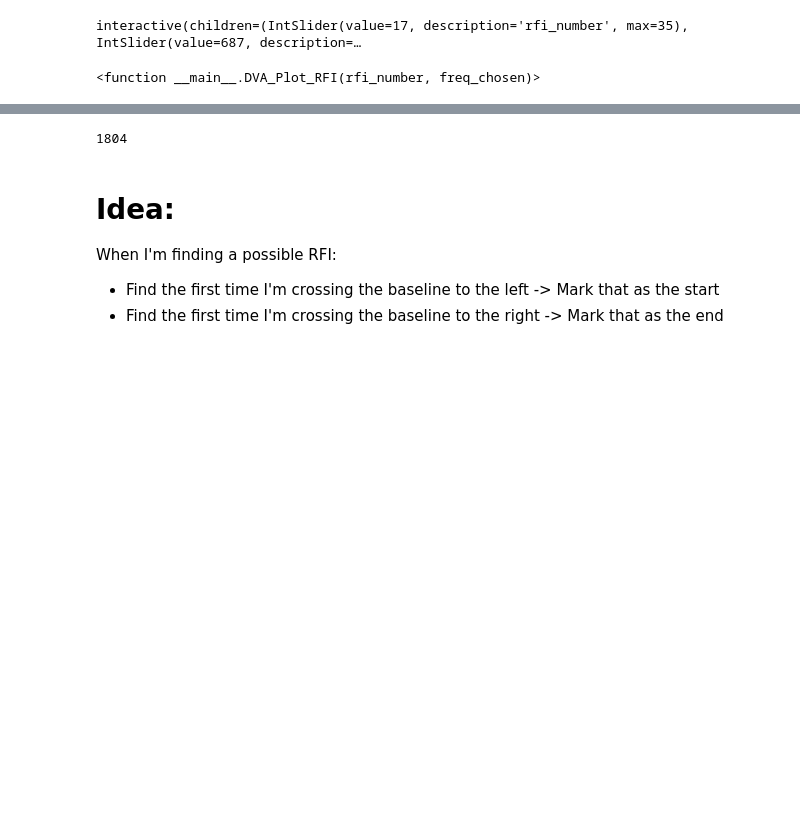
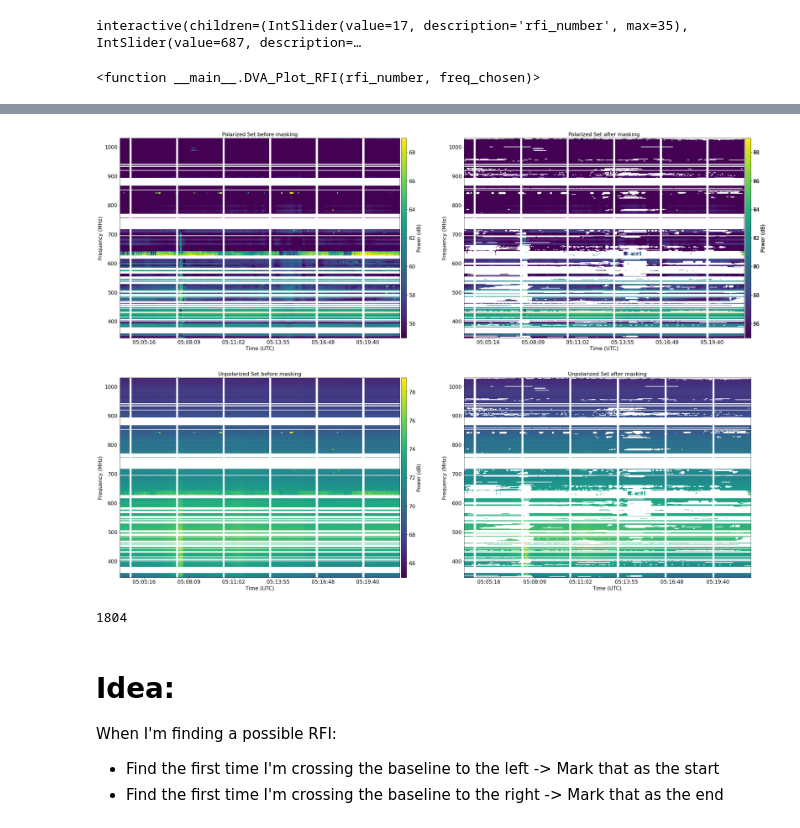
Before and after one commit to aordog/dva_pipeline, a Jupyter notebook: dva_rfi_excision_single_scan.ipynb, the cells around one changed output, grey strips where cells are left out. Saved outputs shown, nothing was run; the diff lists cells and outputs as text; code cells hidden in the pictures; blank space fills up the shorter version.

Commit message:
Update on plotting pre-pos masking
Now plots both unpolarized and polarized sets before and after applying the masks

```diff
--- a/dva_rfi_excision_single_scan.ipynb
+++ b/dva_rfi_excision_single_scan.ipynb
@@ -336,71 +336,89 @@ def DVA_Plot_RFI():
     base_mult = 2
 
     polarized_set_masked = polarized_set.copy()
+    LL_set_masked = LL_set.copy()
     for freq_idx in range(0, len(freq)-2): #test up to 20 for now
         confirmed_RFI_results = rfi.RFI_Detection(freq_slope_threshold=freq_threshold, freq_idx = freq_idx, baseline_multiplier=base_mult, polarized_set = polarized_set)
         confirmed_rfi_idxes = rfi.GenerateRfiIndexes(confirmed_RFI_results, t_plt)[0]
-        # polarized_set_masked[freq_idx, confirmed_rfi_idxes] = np.nan
         polarized_set_masked[confirmed_rfi_idxes, freq_idx] = np.nan
+        LL_set_masked[confirmed_rfi_idxes, freq_idx] = np.nan
 
-    fig,axs = plt.subplots(1,3,figsize=(35,10))
+    fig,axs = plt.subplots(2,2,figsize=(35,25))
     fs = 16
     #Polarized Waterfall ---------------------------------------------------------------------------------------------------------------------------
     polarized_power_min = 55
     polarized_power_max = 69
-    im_pol = axs[0].imshow(10.*np.log10(polarized_set.T),aspect='auto',vmin=polarized_power_min,vmax=polarized_power_max,origin='lower',
+    im_pol = axs[0][0].imshow(10.*np.log10(polarized_set.T),aspect='auto',vmin=polarized_power_min,vmax=polarized_power_max,origin='lower',
             extent=[t_plt[0],t_plt[-1],freq[0],freq[-1]])
-    divider = make_axes_locatable(axs[0])
+    divider = make_axes_locatable(axs[0][0])
     cax = divider.append_axes('right', size='2%', pad=0.05)
     cbar = fig.colorbar(im_pol, cax=cax, orientation='vertical')
     cbar.ax.tick_params(labelsize=fs)
     cbar.set_label('Power (dB)', fontsize=fs)
-    axs[0].set_xlim(t_plt[0],t_plt[-1])
-    axs[0].tick_params(axis='both', labelsize=fs)
-    axs[0].xaxis.set_major_formatter(mdates.DateFormatter('%H:%M:%S'))
-    axs[0].fmt_xdata = mdates.DateFormatter('%H:%M:%S')
-    axs[0].set_xlabel('Time (UTC)',fontsize=fs)
-    axs[0].set_ylabel('Frequency (MHz)',fontsize=fs)
-    axs[0].set_title('Polarized Set before masking', size = fs)
+    axs[0][0].set_xlim(t_plt[0],t_plt[-1])
+    axs[0][0].tick_params(axis='both', labelsize=fs)
+    axs[0][0].xaxis.set_major_formatter(mdates.DateFormatter('%H:%M:%S'))
+    axs[0][0].fmt_xdata = mdates.DateFormatter('%H:%M:%S')
+    axs[0][0].set_xlabel('Time (UTC)',fontsize=fs)
+    axs[0][0].set_ylabel('Frequency (MHz)',fontsize=fs)
+    axs[0][0].set_title('Polarized Set before masking', size = fs)
 
     #Polarized_Masked Waterfall ---------------------------------------------------------------------------------------------------------------------------
-    im_pol = axs[1].imshow(10.*np.log10(polarized_set_masked.T),aspect='auto',vmin=polarized_power_min,vmax=polarized_power_max,origin='lower',
+    im_pol = axs[0][1].imshow(10.*np.log10(polarized_set_masked.T),aspect='auto',vmin=polarized_power_min,vmax=polarized_power_max,origin='lower',
             extent=[t_plt[0],t_plt[-1],freq[0],freq[-1]])
-    divider = make_axes_locatable(axs[1])
+    divider = make_axes_locatable(axs[0][1])
     cax = divider.append_axes('right', size='2%', pad=0.05)
     cbar = fig.colorbar(im_pol, cax=cax, orientation='vertical')
     cbar.ax.tick_params(labelsize=fs)
     cbar.set_label('Power (dB)', fontsize=fs)
-    axs[1].set_xlim(t_plt[0],t_plt[-1])
-    axs[1].tick_params(axis='both', labelsize=fs)
-    axs[1].xaxis.set_major_formatter(mdates.DateFormatter('%H:%M:%S'))
-    axs[1].fmt_xdata = mdates.DateFormatter('%H:%M:%S')
-    axs[1].set_xlabel('Time (UTC)',fontsize=fs)
-    axs[1].set_ylabel('Frequency (MHz)',fontsize=fs)
-    axs[1].set_title('Polarized Set after masking', size = fs)
+    axs[0][1].set_xlim(t_plt[0],t_plt[-1])
+    axs[0][1].tick_params(axis='both', labelsize=fs)
+    axs[0][1].xaxis.set_major_formatter(mdates.DateFormatter('%H:%M:%S'))
+    axs[0][1].fmt_xdata = mdates.DateFormatter('%H:%M:%S')
+    axs[0][1].set_xlabel('Time (UTC)',fontsize=fs)
+    axs[0][1].set_ylabel('Frequency (MHz)',fontsize=fs)
+    axs[0][1].set_title('Polarized Set after masking', size = fs)
 
     #PLL_set Unmasked Waterfall ---------------------------------------------------------------------------------------------------------------------------
     unpolarized_power_min = 65
     unpolarized_power_max = 79
-    im_pol = axs[2].imshow(10.*np.log10(LL_set.T),aspect='auto',vmin=unpolarized_power_min,vmax=unpolarized_power_max,origin='lower',
+    im_pol = axs[1][0].imshow(10.*np.log10(LL_set.T),aspect='auto',vmin=unpolarized_power_min,vmax=unpolarized_power_max,origin='lower',
             extent=[t_plt[0],t_plt[-1],freq[0],freq[-1]])
-    divider = make_axes_locatable(axs[2])
+    divider = make_axes_locatable(axs[1][0])
     cax = divider.append_axes('right', size='2%', pad=0.05)
     cbar = fig.colorbar(im_pol, cax=cax, orientation='vertical')
     cbar.ax.tick_params(labelsize=fs)
     cbar.set_label('Power (dB)', fontsize=fs)
-    axs[2].set_xlim(t_plt[0],t_plt[-1])
-    axs[2].tick_params(axis='both', labelsize=fs)
-    axs[2].xaxis.set_major_formatter(mdates.DateFormatter('%H:%M:%S'))
-    axs[2].fmt_xdata = mdates.DateFormatter('%H:%M:%S')
-    axs[2].set_xlabel('Time (UTC)',fontsize=fs)
-    axs[2].set_ylabel('Frequency (MHz)',fontsize=fs)
-    axs[2].set_title('Unpolarized Set before masking', size = fs)
+    axs[1][0].set_xlim(t_plt[0],t_plt[-1])
+    axs[1][0].tick_params(axis='both', labelsize=fs)
+    axs[1][0].xaxis.set_major_formatter(mdates.DateFormatter('%H:%M:%S'))
+    axs[1][0].fmt_xdata = mdates.DateFormatter('%H:%M:%S')
+    axs[1][0].set_xlabel('Time (UTC)',fontsize=fs)
+    axs[1][0].set_ylabel('Frequency (MHz)',fontsize=fs)
+    axs[1][0].set_title('Unpolarized Set before masking', size = fs)
+
+     #PLL_set Masked Waterfall ---------------------------------------------------------------------------------------------------------------------------
+    unpolarized_power_min = 65
+    unpolarized_power_max = 79
+    im_pol = axs[1][1].imshow(10.*np.log10(LL_set_masked.T),aspect='auto',vmin=unpolarized_power_min,vmax=unpolarized_power_max,origin='lower',
+            extent=[t_plt[0],t_plt[-1],freq[0],freq[-1]])
+    divider = make_axes_locatable(axs[0][1])
+    cax = divider.append_axes('right', size='2%', pad=0.05)
+    cbar = fig.colorbar(im_pol, cax=cax, orientation='vertical')
+    cbar.ax.tick_params(labelsize=fs)
+    cbar.set_label('Power (dB)', fontsize=fs)
+    axs[1][1].set_xlim(t_plt[0],t_plt[-1])
+    axs[1][1].tick_params(axis='both', labelsize=fs)
+    axs[1][1].xaxis.set_major_formatter(mdates.DateFormatter('%H:%M:%S'))
+    axs[1][1].fmt_xdata = mdates.DateFormatter('%H:%M:%S')
+    axs[1][1].set_xlabel('Time (UTC)',fontsize=fs)
+    axs[1][1].set_ylabel('Frequency (MHz)',fontsize=fs)
+    axs[1][1].set_title('Unpolarized Set after masking', size = fs)
 
 
 
 #Arbitraty constants for visualization
 
 
-
-interact(DVA_Plot_RFI, rfi_number = (0,34), freq_chosen = (343, 1031))
+DVA_Plot_RFI()
 # %% [output]
@@ -409,3 +425,4 @@ interact(DVA_Plot_RFI, rfi_number = (0,34), freq_chosen = (343, 1031))
+[figure, added]
 # %%
 print(len(polarized_set[:,800]))
 # %% [output]
```
Also changed, not shown: parts of 1 cell of this notebook.
